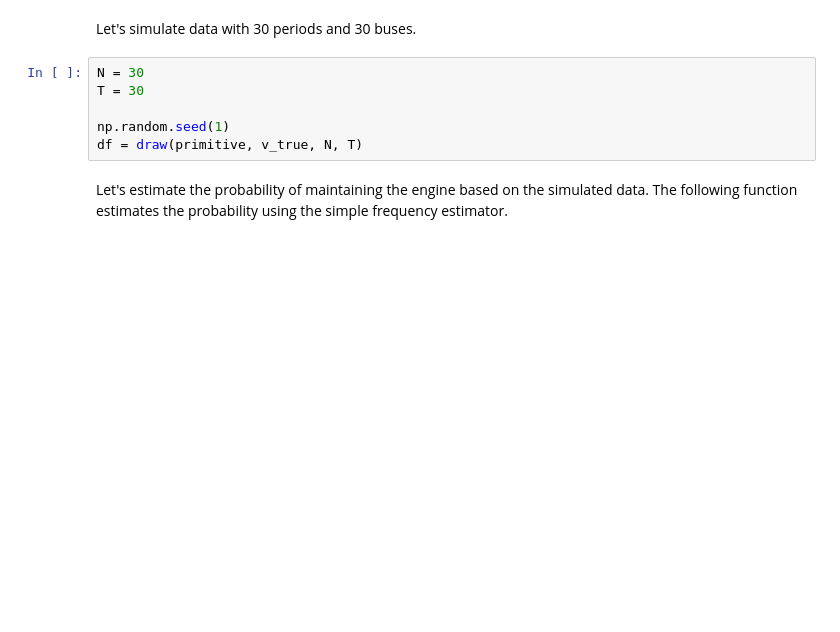
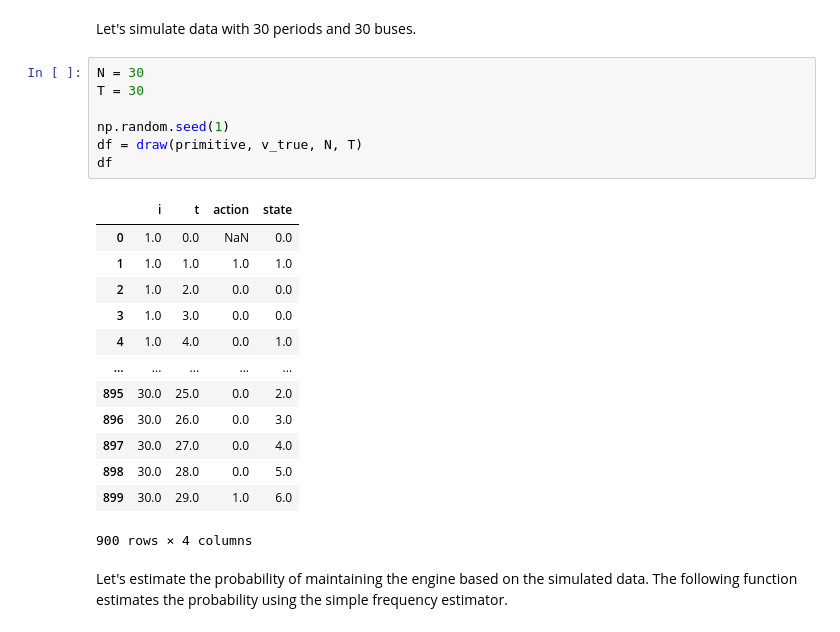
Before and after one commit to whoaitsrichard/io2, a Jupyter notebook: ps2/ps2_ex1.ipynb, the cells around one changed output. Cells and saved outputs as stored; diff of their text form; blank space fills up the shorter version.

```diff
--- a/ps2/ps2_ex1.ipynb
+++ b/ps2/ps2_ex1.ipynb
@@ -513,9 +513,24 @@ Let's simulate data with 30 periods and 30 buses.
 # %%
 N = 30
 T = 30
 
 np.random.seed(1)
 df = draw(primitive, v_true, N, T)
+df
+# %% [output]
+|  | i | t | action | state |
+| 0 | 1.0 | 0.0 | NaN | 0.0 |
+| 1 | 1.0 | 1.0 | 1.0 | 1.0 |
+| 2 | 1.0 | 2.0 | 0.0 | 0.0 |
+| 3 | 1.0 | 3.0 | 0.0 | 0.0 |
+| 4 | 1.0 | 4.0 | 0.0 | 1.0 |
+| ... | ... | ... | ... | ... |
+| 895 | 30.0 | 25.0 | 0.0 | 2.0 |
+| 896 | 30.0 | 26.0 | 0.0 | 3.0 |
+| 897 | 30.0 | 27.0 | 0.0 | 4.0 |
+| 898 | 30.0 | 28.0 | 0.0 | 5.0 |
+| 899 | 30.0 | 29.0 | 1.0 | 6.0 |
+900 rows × 4 columns
 # %% [markdown]
 Let's estimate the probability of maintaining the engine based on the simulated data. The following function estimates the probability using the simple frequency estimator.
 # %%
```
Also changed, not shown: parts of 1 cell of this notebook, 1 other file.
